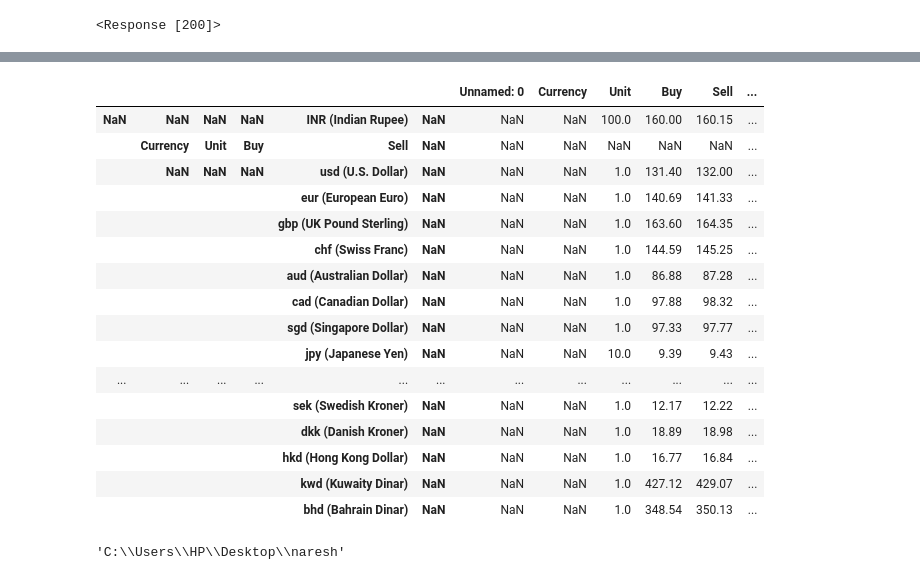
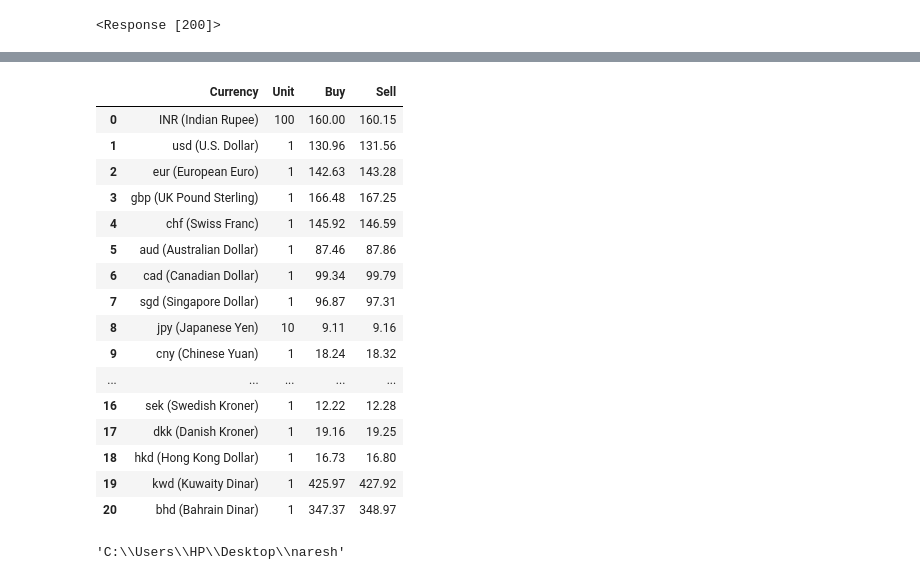
Before and after one commit to Maheshkc199999/python1, a Jupyter notebook: my project.ipynb, the cells around one changed output, grey strips where cells are left out. Cells and saved outputs as stored; diff of their text form; code cells hidden in the pictures.

```diff
--- a/my project.ipynb
+++ b/my project.ipynb
@@ -148,26 +171,26 @@ x.writerows(data)
 file.close()
 # %%
 import pandas as pd
-df = pd.read_csv('forex2_data.csv',encoding = 'latin1')
+df = pd.read_csv('forex6_data.csv',encoding = 'latin1')
 df
 # %% [output]
-|  |  |  |  |  |  | Unnamed: 0 | Currency | Unit | Buy | Sell | ... |
-| NaN | NaN | NaN | NaN | INR (Indian Rupee) | NaN | NaN | NaN | 100.0 | 160.00 | 160.15 | ... |
-|  | Currency | Unit | Buy | Sell | NaN | NaN | NaN | NaN | NaN | NaN | ... |
-|  | NaN | NaN | NaN | usd (U.S. Dollar) | NaN | NaN | NaN | 1.0 | 131.40 | 132.00 | ... |
-|  |  |  |  | eur (European Euro) | NaN | NaN | NaN | 1.0 | 140.69 | 141.33 | ... |
-|  |  |  |  | gbp (UK Pound Sterling) | NaN | NaN | NaN | 1.0 | 163.60 | 164.35 | ... |
-|  |  |  |  | chf (Swiss Franc) | NaN | NaN | NaN | 1.0 | 144.59 | 145.25 | ... |
-|  |  |  |  | aud (Australian Dollar) | NaN | NaN | NaN | 1.0 | 86.88 | 87.28 | ... |
-|  |  |  |  | cad (Canadian Dollar) | NaN | NaN | NaN | 1.0 | 97.88 | 98.32 | ... |
-|  |  |  |  | sgd (Singapore Dollar) | NaN | NaN | NaN | 1.0 | 97.33 | 97.77 | ... |
-|  |  |  |  | jpy (Japanese Yen) | NaN | NaN | NaN | 10.0 | 9.39 | 9.43 | ... |
-| ... | ... | ... | ... | ... | ... | ... | ... | ... | ... | ... | ... |
-|  |  |  |  | sek (Swedish Kroner) | NaN | NaN | NaN | 1.0 | 12.17 | 12.22 | ... |
-|  |  |  |  | dkk (Danish Kroner) | NaN | NaN | NaN | 1.0 | 18.89 | 18.98 | ... |
-|  |  |  |  | hkd (Hong Kong Dollar) | NaN | NaN | NaN | 1.0 | 16.77 | 16.84 | ... |
-|  |  |  |  | kwd (Kuwaity Dinar) | NaN | NaN | NaN | 1.0 | 427.12 | 429.07 | ... |
-|  |  |  |  | bhd (Bahrain Dinar) | NaN | NaN | NaN | 1.0 | 348.54 | 350.13 | ... |
+|  | Currency | Unit | Buy | Sell |
+| 0 | INR (Indian Rupee) | 100 | 160.00 | 160.15 |
+| 1 | usd (U.S. Dollar) | 1 | 130.96 | 131.56 |
+| 2 | eur (European Euro) | 1 | 142.63 | 143.28 |
+| 3 | gbp (UK Pound Sterling) | 1 | 166.48 | 167.25 |
+| 4 | chf (Swiss Franc) | 1 | 145.92 | 146.59 |
+| 5 | aud (Australian Dollar) | 1 | 87.46 | 87.86 |
+| 6 | cad (Canadian Dollar) | 1 | 99.34 | 99.79 |
+| 7 | sgd (Singapore Dollar) | 1 | 96.87 | 97.31 |
+| 8 | jpy (Japanese Yen) | 10 | 9.11 | 9.16 |
+| 9 | cny (Chinese Yuan) | 1 | 18.24 | 18.32 |
+| ... | ... | ... | ... | ... |
+| 16 | sek (Swedish Kroner) | 1 | 12.22 | 12.28 |
+| 17 | dkk (Danish Kroner) | 1 | 19.16 | 19.25 |
+| 18 | hkd (Hong Kong Dollar) | 1 | 16.73 | 16.80 |
+| 19 | kwd (Kuwaity Dinar) | 1 | 425.97 | 427.92 |
+| 20 | bhd (Bahrain Dinar) | 1 | 347.37 | 348.97 |
 # %%
 pwd
 # %% [output]
```
Also changed, not shown: parts of 10 cells of this notebook.
